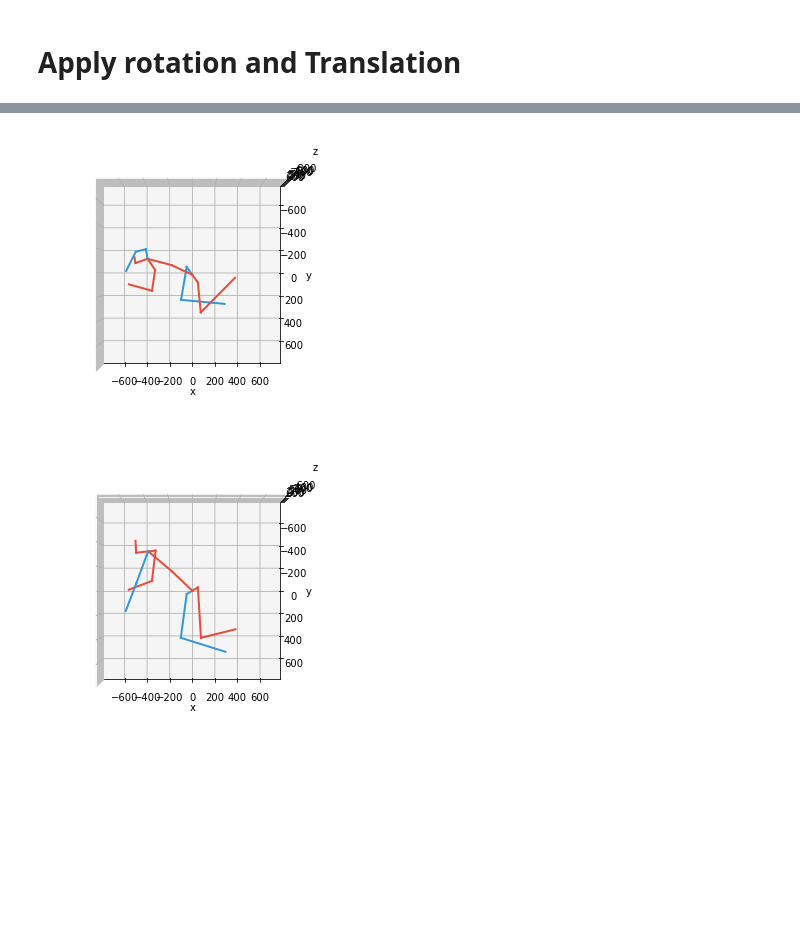
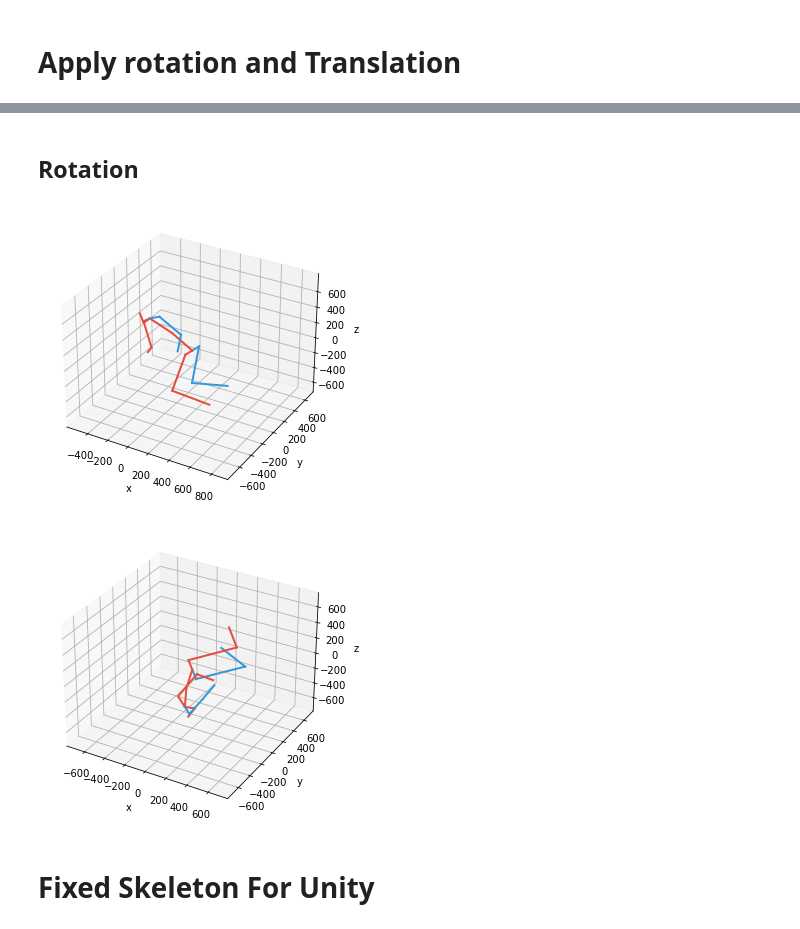
Before and after one commit to alexivaner/3d_pose_baseline_pytorch_Alpha_Pose, a Jupyter notebook: src/Map Alpha Pose to Human3.6M.ipynb, the cells around one changed output, grey strips where cells are left out. Drawn from its saved outputs; the diff is of its cells as text; code cells hidden in the pictures; blank space fills up the shorter version.

```diff
--- a/src/Map Alpha Pose to Human3.6M.ipynb
+++ b/src/Map Alpha Pose to Human3.6M.ipynb
@@ -1328,5 +1527,5 @@ test_loader = DataLoader(
     dataset=Human36M_testing(skeleton=human36m_alpha_example_normalized),
     batch_size=1024,
     shuffle=False,
-    num_workers=8,
+    num_workers=0,
     pin_memory=True)
@@ -1359,7 +1548,7 @@ def create_datatest(data):
         dataset=Human36M_testing(converted,True),
         batch_size=1024,
         shuffle=False,
-        num_workers=8,
+        num_workers=0,
         pin_memory=True)
     return test_loader
 # %%
@@ -1372,3 +1555,0 @@ torch.Size([1, 32])
-# %%
-for i, inps in enumerate(all_test_data):
-    print(inps.shape)
@@ -1751,3 +1694,5 @@ visualize_3D(prediction_list[1500])
+# %% [markdown]
+## Rotation
 # %%
 import math
 
@@ -1792,12 +1736,21 @@ def rotate(origin, skeletons, angle,rules="xy"):
     rotated=np.asarray(rotated)
     return rotated
 # %%
-rotated_skeletons=rotate(centroids,pred_result, math.radians(60),rules="yz")
+#angles = rotate (xy,xz,yz)
+
+angles=[180,0,0]
+rotated_skeletons=rotate(centroids,prediction_list, angles)
+angles=[0,0,90]
+rotated_skeletons=rotate(centroids,rotated_skeletons, angles)
+angles=[0,45,0]
+rotated_skeletons=rotate(centroids,rotated_skeletons, angles)
 # %%
-visualize_3D(rotated_skeletons[0])
+visualize_3D(rotated_skeletons[4000])
 # %% [output]
-[figure, old version]
+[figure, new version]
 # %%
-visualize_3D(pred_result[0])
+visualize_3D(prediction_list[4000])
 # %% [output]
-[figure, old version]
+[figure, new version]
+# %% [markdown]
+# Fixed Skeleton For Unity
```
Also changed, not shown: parts of 150 cells of this notebook, 29 other files.
